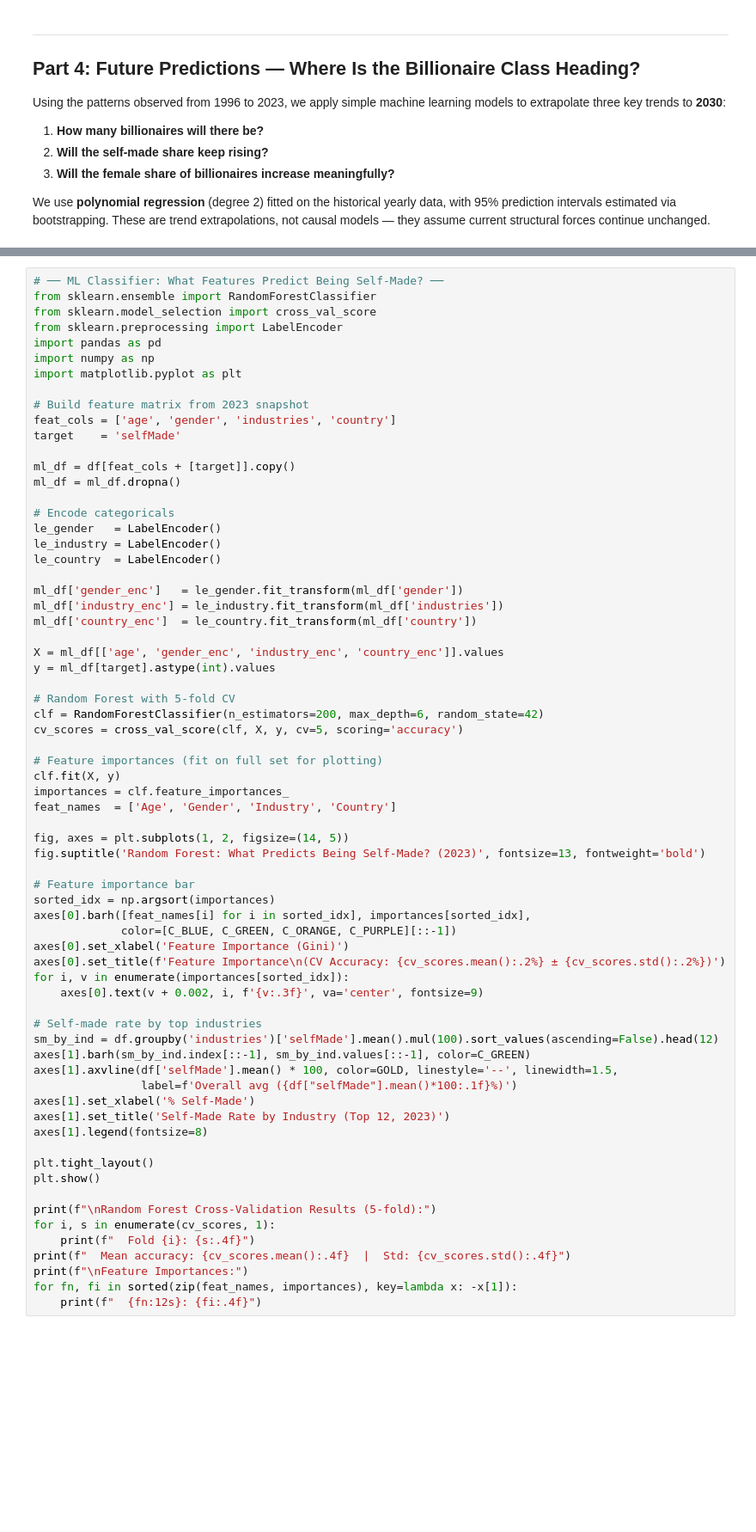
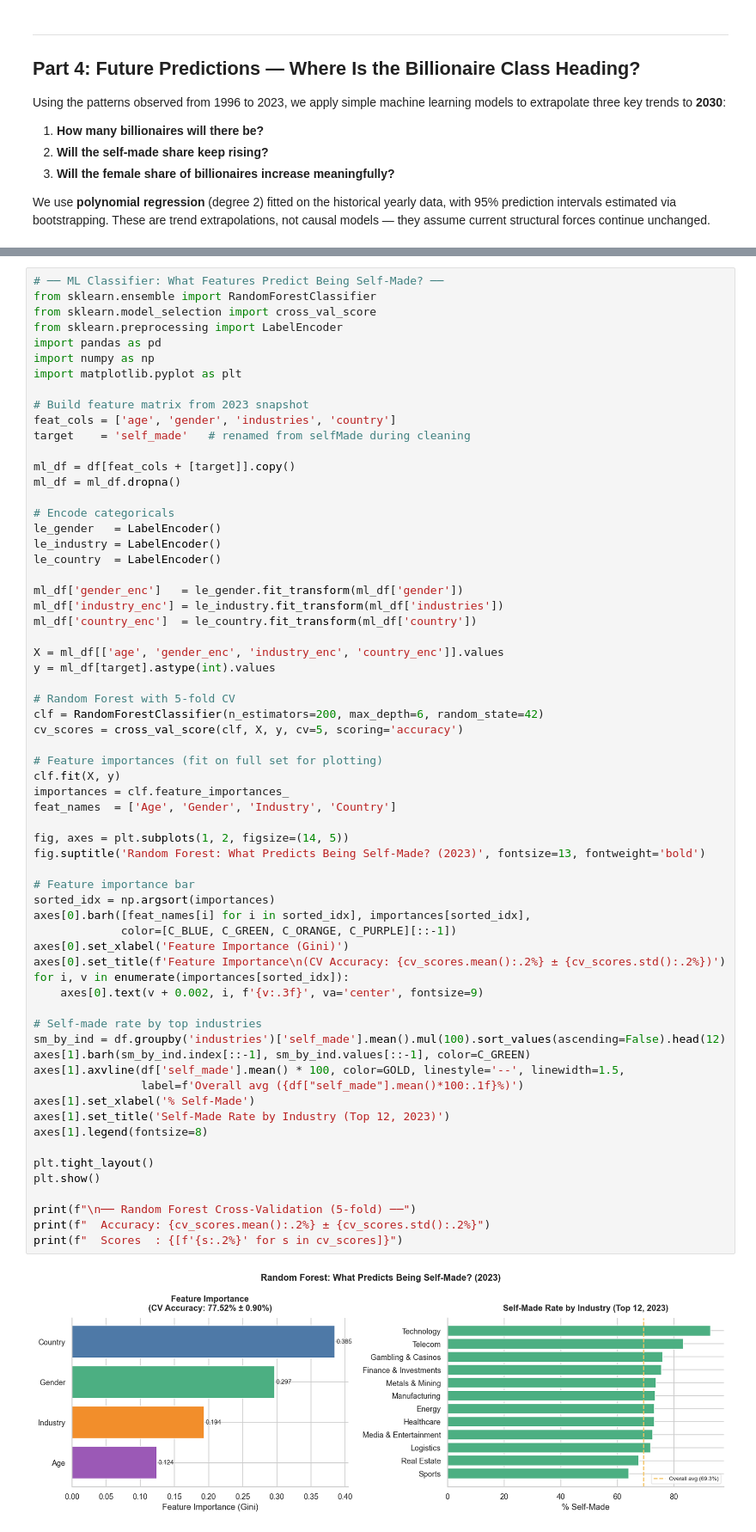
Before and after one commit to suhani-pandey/Final-Assignment_SocialDataVisualization, a Jupyter notebook: Final assignemnt.ipynb, the cells around one changed output, grey strips where cells are left out. Shown at 86% size. Saved outputs shown, nothing was run; the diff lists cells and outputs as text; blank space fills up the shorter version.

```diff
--- a/Final assignemnt.ipynb
+++ b/Final assignemnt.ipynb
@@ -2200,7 +2281,7 @@ import matplotlib.pyplot as plt
 
 # Build feature matrix from 2023 snapshot
 feat_cols = ['age', 'gender', 'industries', 'country']
-target    = 'selfMade'
+target    = 'self_made'   # renamed from selfMade during cleaning
 
 ml_df = df[feat_cols + [target]].copy()
 ml_df = ml_df.dropna()
@@ -2220,40 +2301,38 @@ y = ml_df[target].astype(int).values
 # Random Forest with 5-fold CV
 clf = RandomForestClassifier(n_estimators=200, max_depth=6, random_state=42)
 cv_scores = cross_val_score(clf, X, y, cv=5, scoring='accuracy')
 
 # Feature importances (fit on full set for plotting)
 clf.fit(X, y)
 importances = clf.feature_importances_
 feat_names  = ['Age', 'Gender', 'Industry', 'Country']
 
 fig, axes = plt.subplots(1, 2, figsize=(14, 5))
 fig.suptitle('Random Forest: What Predicts Being Self-Made? (2023)', fontsize=13, fontweight='bold')
 
 # Feature importance bar
 sorted_idx = np.argsort(importances)
 axes[0].barh([feat_names[i] for i in sorted_idx], importances[sorted_idx],
              color=[C_BLUE, C_GREEN, C_ORANGE, C_PURPLE][::-1])
 axes[0].set_xlabel('Feature Importance (Gini)')
 axes[0].set_title(f'Feature Importance\n(CV Accuracy: {cv_scores.mean():.2%} ± {cv_scores.std():.2%})')
 for i, v in enumerate(importances[sorted_idx]):
     axes[0].text(v + 0.002, i, f'{v:.3f}', va='center', fontsize=9)
 
 # Self-made rate by top industries
-sm_by_ind = df.groupby('industries')['selfMade'].mean().mul(100).sort_values(ascending=False).head(12)
+sm_by_ind = df.groupby('industries')['self_made'].mean().mul(100).sort_values(ascending=False).head(12)
 axes[1].barh(sm_by_ind.index[::-1], sm_by_ind.values[::-1], color=C_GREEN)
-axes[1].axvline(df['selfMade'].mean() * 100, color=GOLD, linestyle='--', linewidth=1.5,
-                label=f'Overall avg ({df["selfMade"].mean()*100:.1f}%)')
+axes[1].axvline(df['self_made'].mean() * 100, color=GOLD, linestyle='--', linewidth=1.5,
+                label=f'Overall avg ({df["self_made"].mean()*100:.1f}%)')
 axes[1].set_xlabel('% Self-Made')
 axes[1].set_title('Self-Made Rate by Industry (Top 12, 2023)')
 axes[1].legend(fontsize=8)
 
 plt.tight_layout()
 plt.show()
 
-print(f"\nRandom Forest Cross-Validation Results (5-fold):")
-for i, s in enumerate(cv_scores, 1):
-    print(f"  Fold {i}: {s:.4f}")
-print(f"  Mean accuracy: {cv_scores.mean():.4f}  |  Std: {cv_scores.std():.4f}")
-print(f"\nFeature Importances:")
-for fn, fi in sorted(zip(feat_names, importances), key=lambda x: -x[1]):
-    print(f"  {fn:12s}: {fi:.4f}")
+print(f"\n── Random Forest Cross-Validation (5-fold) ──")
+print(f"  Accuracy: {cv_scores.mean():.2%} ± {cv_scores.std():.2%}")
+print(f"  Scores  : {[f'{s:.2%}' for s in cv_scores]}")
+# %% [output]
+[figure, added]
```
Also changed, not shown: parts of 15 cells of this notebook.
